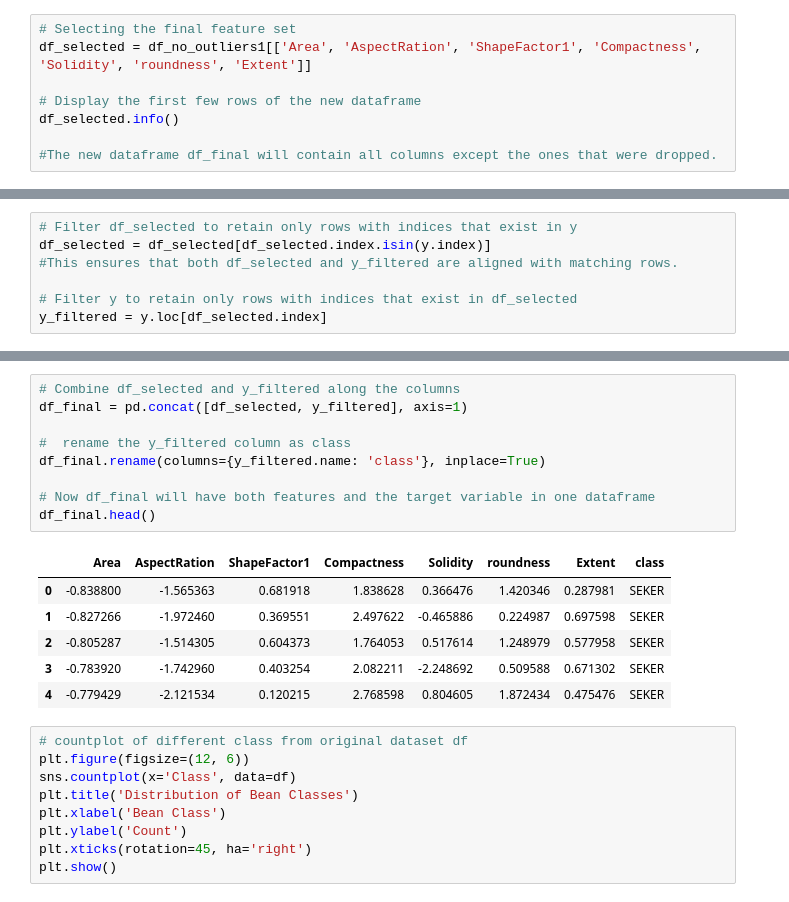
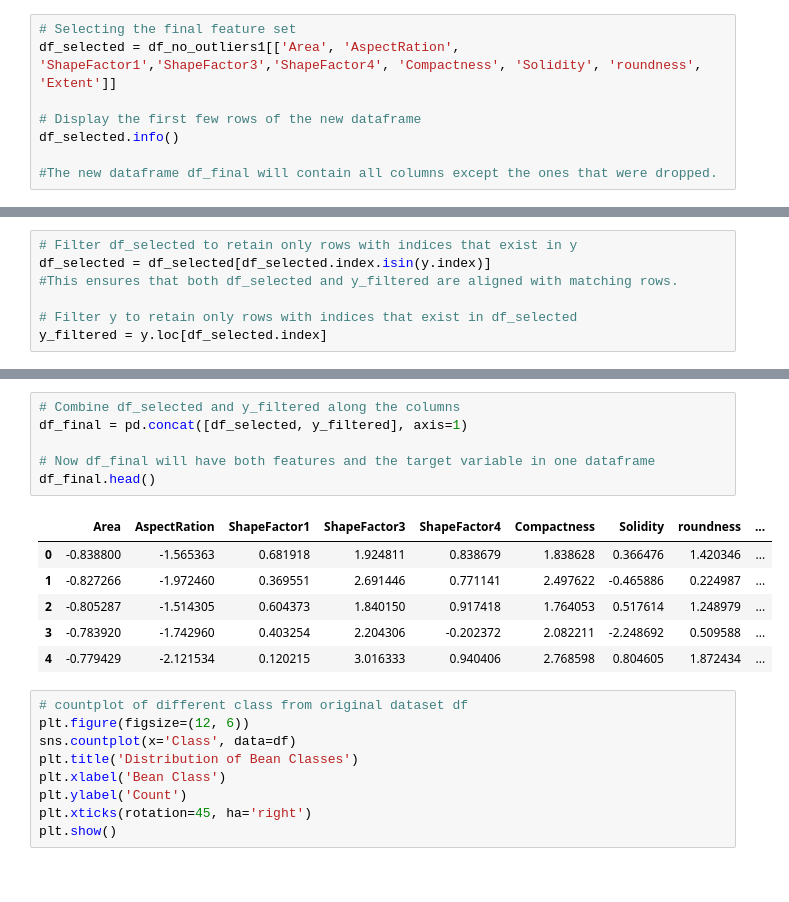
Before and after one commit to RiniPaul86/Assignment, a Jupyter notebook: Dry_Bean_Classification_logistic_regression.ipynb, the cells around one changed output, grey strips where cells are left out. Saved outputs shown, nothing was run; the diff lists cells and outputs as text.

```diff
--- a/Dry_Bean_Classification_logistic_regression.ipynb
+++ b/Dry_Bean_Classification_logistic_regression.ipynb
@@ -393,7 +396,7 @@ dtypes: float64(16)
 memory usage: 1.6 MB
 # %%
 # Selecting the final feature set
-df_selected = df_no_outliers1[['Area', 'AspectRation', 'ShapeFactor1', 'Compactness', 'Solidity', 'roundness', 'Extent']]
+df_selected = df_no_outliers1[['Area', 'AspectRation', 'ShapeFactor1','ShapeFactor3','ShapeFactor4', 'Compactness', 'Solidity', 'roundness', 'Extent']]
 
 # Display the first few rows of the new dataframe
 df_selected.info()
@@ -455,19 +460,16 @@ Shape of y_filtered: (12526,)
 # %%
 # Combine df_selected and y_filtered along the columns
 df_final = pd.concat([df_selected, y_filtered], axis=1)
 
-#  rename the y_filtered column as class
-df_final.rename(columns={y_filtered.name: 'class'}, inplace=True)
-
 # Now df_final will have both features and the target variable in one dataframe
 df_final.head()
 # %% [output]
-|  | Area | AspectRation | ShapeFactor1 | Compactness | Solidity | roundness | Extent | class |
-| 0 | -0.838800 | -1.565363 | 0.681918 | 1.838628 | 0.366476 | 1.420346 | 0.287981 | SEKER |
-| 1 | -0.827266 | -1.972460 | 0.369551 | 2.497622 | -0.465886 | 0.224987 | 0.697598 | SEKER |
-| 2 | -0.805287 | -1.514305 | 0.604373 | 1.764053 | 0.517614 | 1.248979 | 0.577958 | SEKER |
-| 3 | -0.783920 | -1.742960 | 0.403254 | 2.082211 | -2.248692 | 0.509588 | 0.671302 | SEKER |
-| 4 | -0.779429 | -2.121534 | 0.120215 | 2.768598 | 0.804605 | 1.872434 | 0.475476 | SEKER |
+|  | Area | AspectRation | ShapeFactor1 | ShapeFactor3 | ShapeFactor4 | Compactness | Solidity | roundness | ... |
+| 0 | -0.838800 | -1.565363 | 0.681918 | 1.924811 | 0.838679 | 1.838628 | 0.366476 | 1.420346 | ... |
+| 1 | -0.827266 | -1.972460 | 0.369551 | 2.691446 | 0.771141 | 2.497622 | -0.465886 | 0.224987 | ... |
+| 2 | -0.805287 | -1.514305 | 0.604373 | 1.840150 | 0.917418 | 1.764053 | 0.517614 | 1.248979 | ... |
+| 3 | -0.783920 | -1.742960 | 0.403254 | 2.204306 | -0.202372 | 2.082211 | -2.248692 | 0.509588 | ... |
+| 4 | -0.779429 | -2.121534 | 0.120215 | 3.016333 | 0.940406 | 2.768598 | 0.804605 | 1.872434 | ... |
 # %%
 # countplot of different class from original dataset df
 plt.figure(figsize=(12, 6))
```
Also changed, not shown: parts of 29 cells of this notebook.
